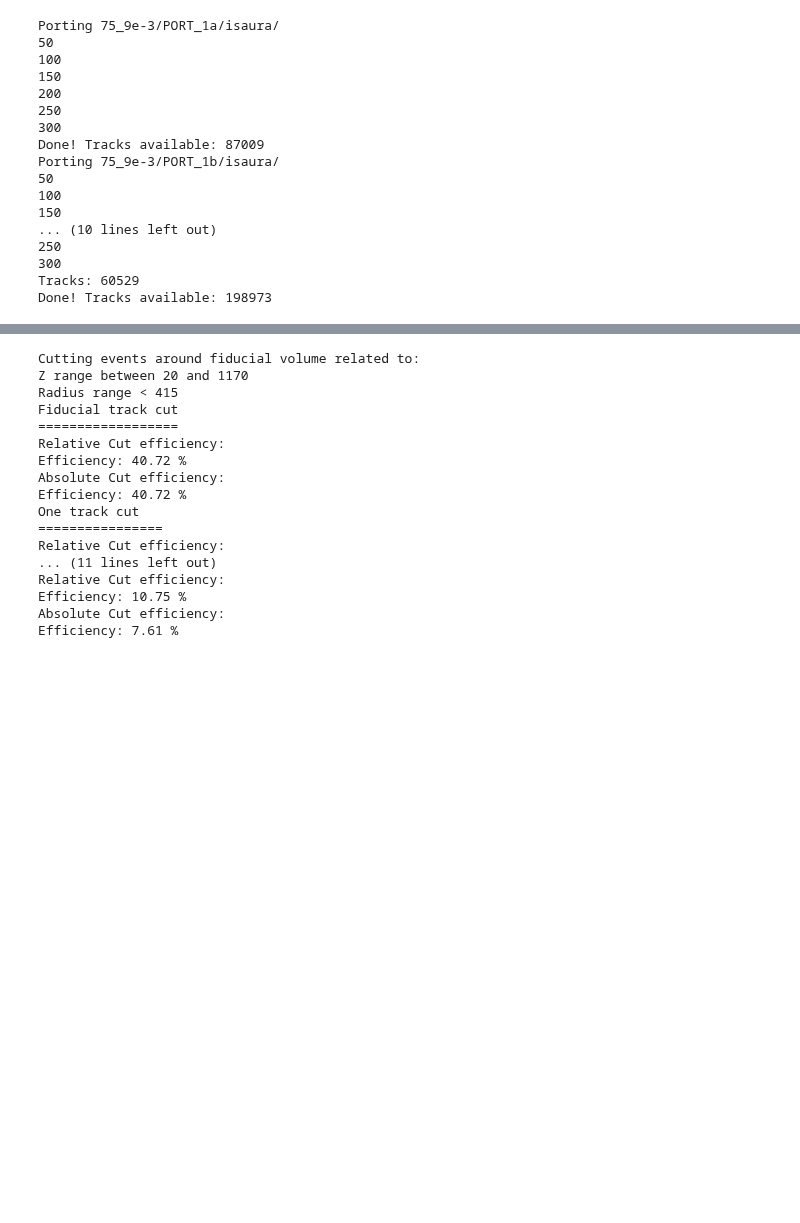
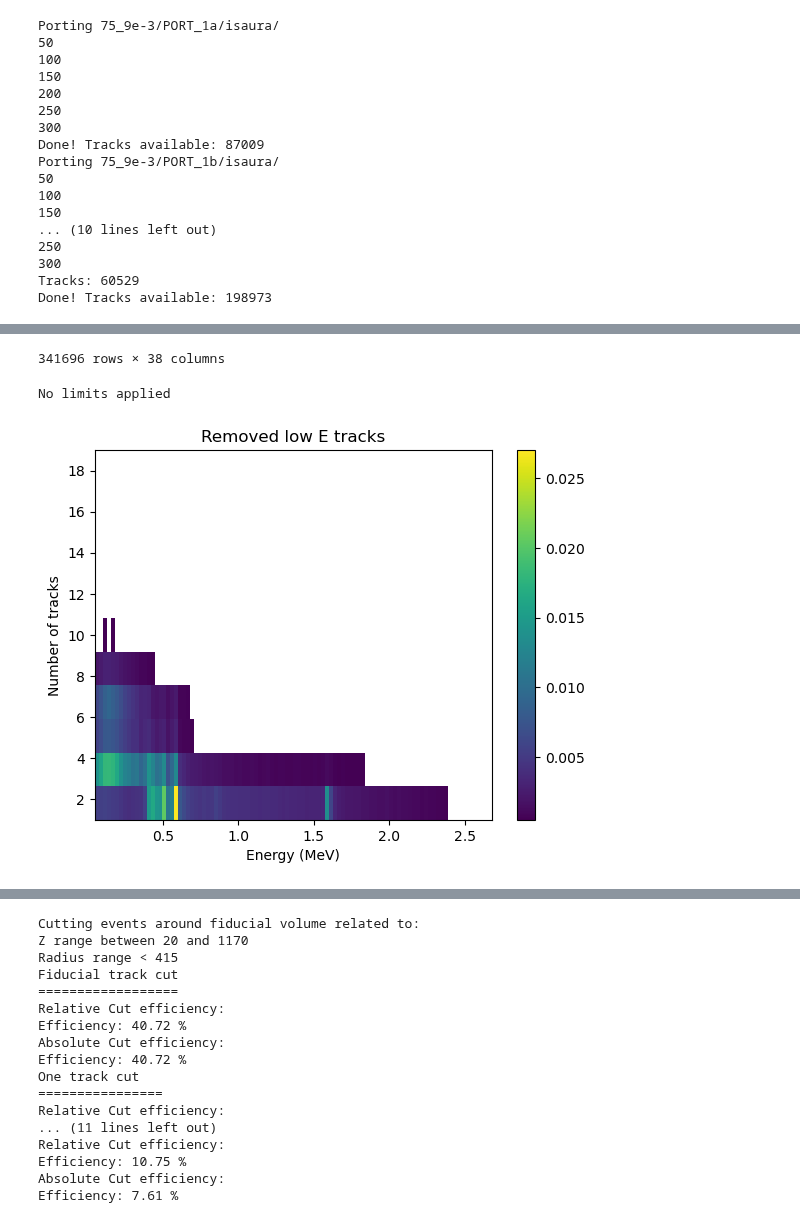
Before and after one commit to jwaiton/next_misc, a Jupyter notebook: FOM_merge&fit/MC_FOM_producer.ipynb, the cells around one changed output, grey strips where cells are left out. Cells and saved outputs as stored; diff of their text form; code cells hidden in the pictures; blank space fills up the shorter version.

```diff
--- a/FOM_merge&fit/MC_FOM_producer.ipynb
+++ b/FOM_merge&fit/MC_FOM_producer.ipynb
@@ -47,0 +285,4 @@ Done! Tracks available: 198973
+# %%
+display(low_e_tracks)
+func.energy_track_plots(low_e_tracks, "Removed low E tracks")
+# %% [output]
@@ -47,0 +301,3 @@ Done! Tracks available: 198973
+341696 rows × 38 columns
+No limits applied
+[figure, added]
```
Also changed, not shown: parts of 8 cells of this notebook, 1 other file.
